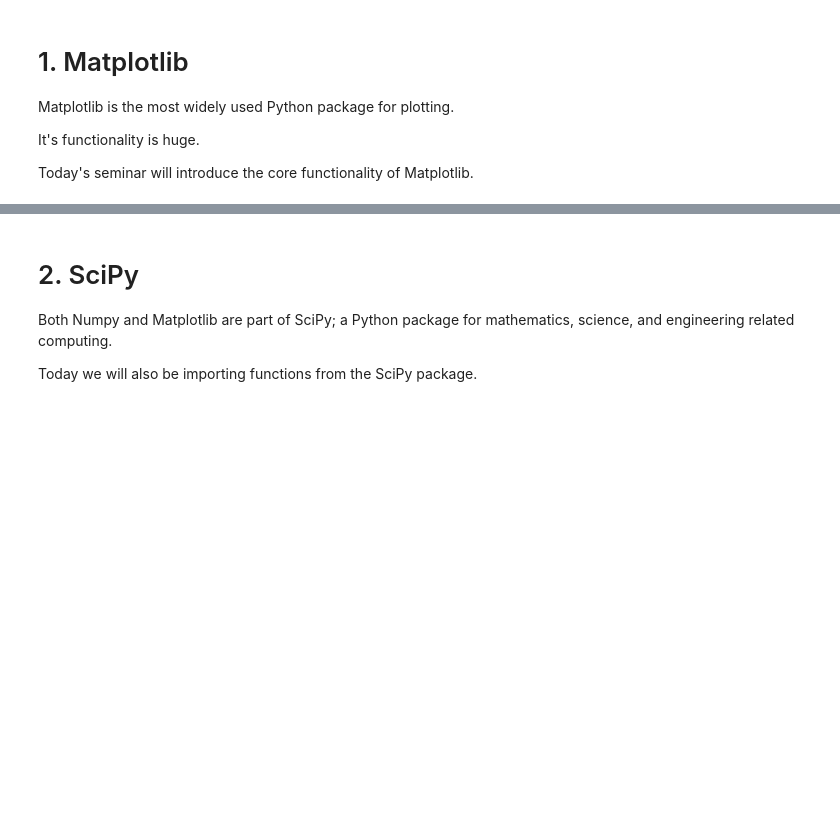
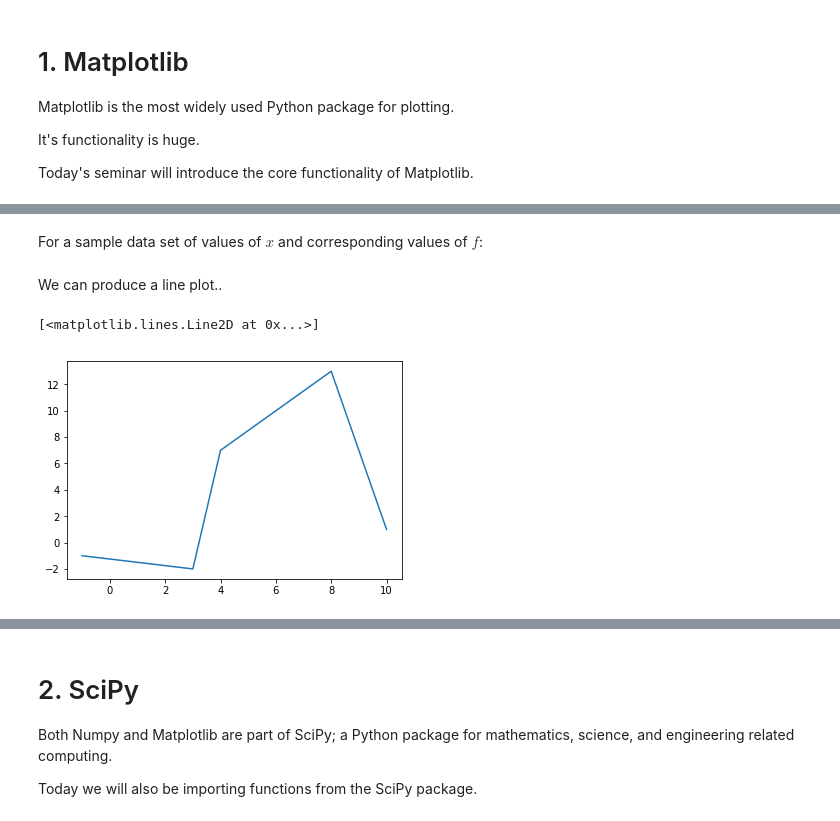
Before and after one commit to hphilamore/ILAS_PyEng2019, a Jupyter notebook: 03_PlottingAnalysing__ClassMaterial_.ipynb, the cells around one changed output, grey strips where cells are left out. Drawn from its saved outputs; the diff is of its cells as text; code cells hidden in the pictures; blank space fills up the shorter version.

Commit message:
graphs and plotting. example solutions 1 and 2 added

```diff
--- a/03_PlottingAnalysing__ClassMaterial_.ipynb
+++ b/03_PlottingAnalysing__ClassMaterial_.ipynb
@@ -71,0 +79,12 @@ from mpl_toolkits.mplot3d import axes3d
+# %% [markdown]
+For a sample data set of values of $x$ and corresponding values of $f$:
+# %%
+x = [-1, 3, 4, 8 , 10]
+f = [-1, -2, 7, 13 , 1]
+# %% [markdown]
+We can produce a line plot..
+# %%
+plt.plot(x, f)
+# %% [output]
+[<matplotlib.lines.Line2D at 0x...>]
+[figure, added]
```
Also changed, not shown: parts of 29 cells of this notebook.
